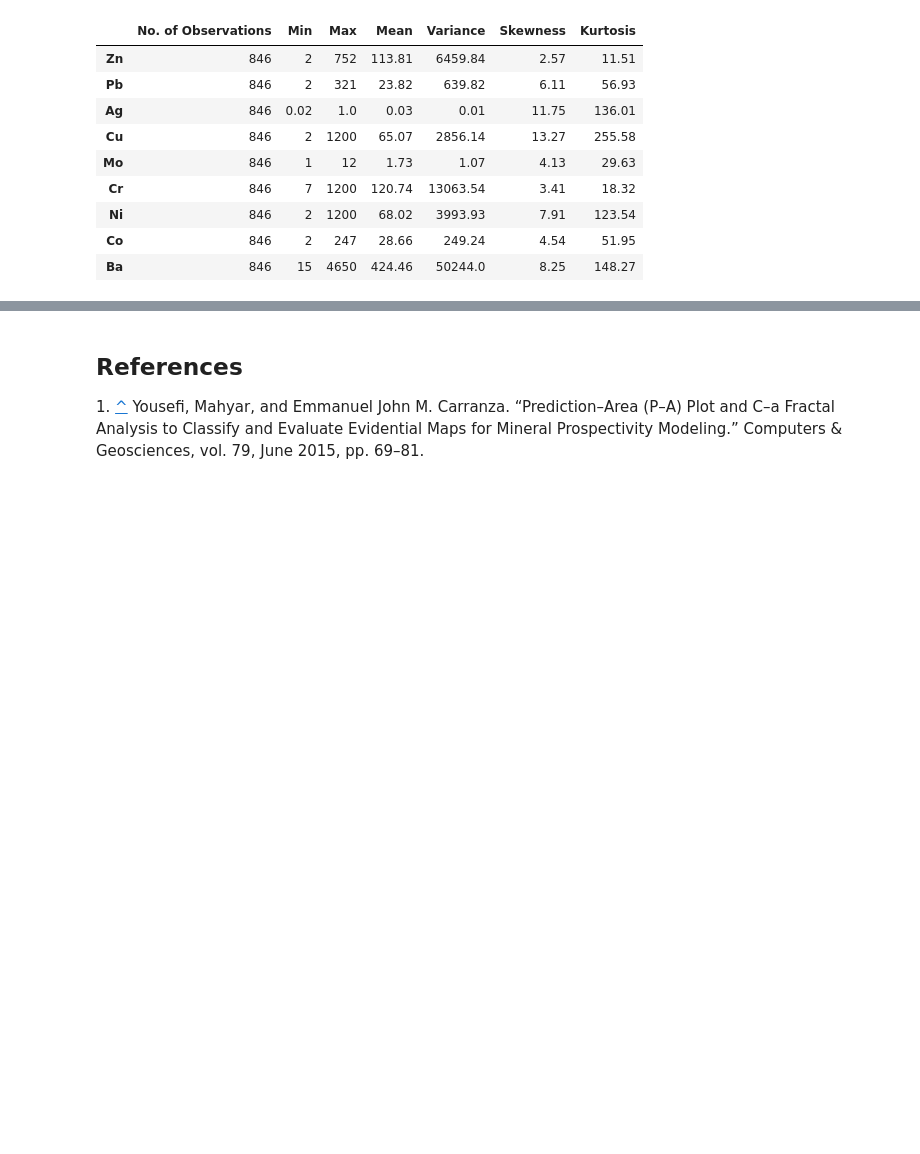
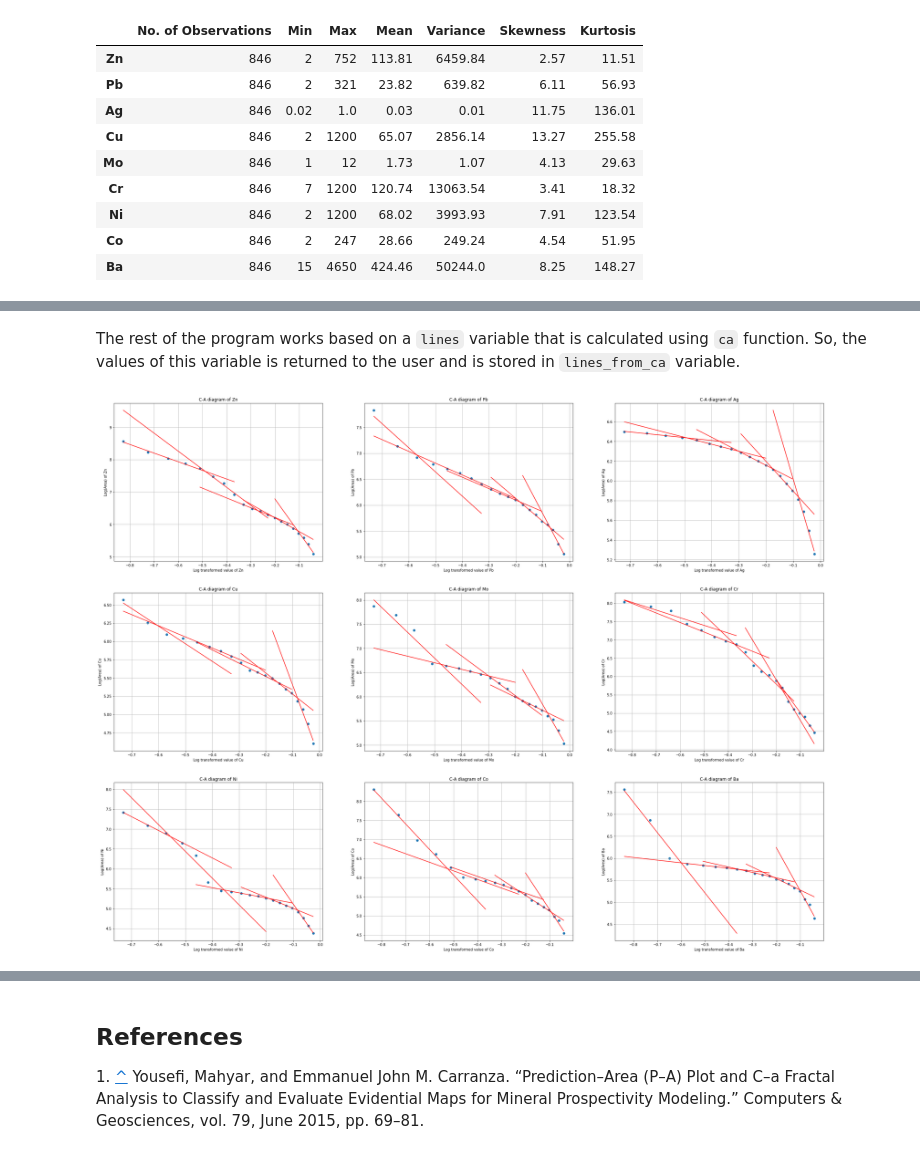
Before and after one commit to SupernovifieD/thesis-UT-2022, a Jupyter notebook: Thesis - Yasin Ghasemi - 2.0.1.ipynb, the cells around one changed output, grey strips where cells are left out. Drawn from its saved outputs; the diff is of its cells as text; code cells hidden in the pictures; blank space fills up the shorter version.

```diff
--- a/Thesis - Yasin Ghasemi - 2.0.1.ipynb
+++ b/Thesis - Yasin Ghasemi - 2.0.1.ipynb
@@ -161,0 +379,15 @@ basic_stats_df(raw_data,input_elements)
+# %%
+def best_fit(X, Y):
+
+    n = len(X)
+    xbar = sum(X)/n
+
+    m = len(Y)
+    ybar = sum(Y)/m
+
+    numer = sum([xi*yi for xi,yi in zip(X, Y)]) - n * xbar * ybar
+    denum = sum([xi**2 for xi in X]) - n * xbar**2
+    b = numer / denum
+    a = ybar - b * xbar
+
+    return a, b
@@ -161,0 +486,6 @@ basic_stats_df(raw_data,input_elements)
+# %% [markdown]
+The rest of the program works based on a `lines` variable that is calculated using `ca` function. So, the values of this variable is returned to the user and is stored in `lines_from_ca` variable.
+# %%
+lines_from_ca = ca(raw_data, input_elements)
+# %% [output]
+[figure, added]
```
Also changed, not shown: parts of 32 cells of this notebook.
